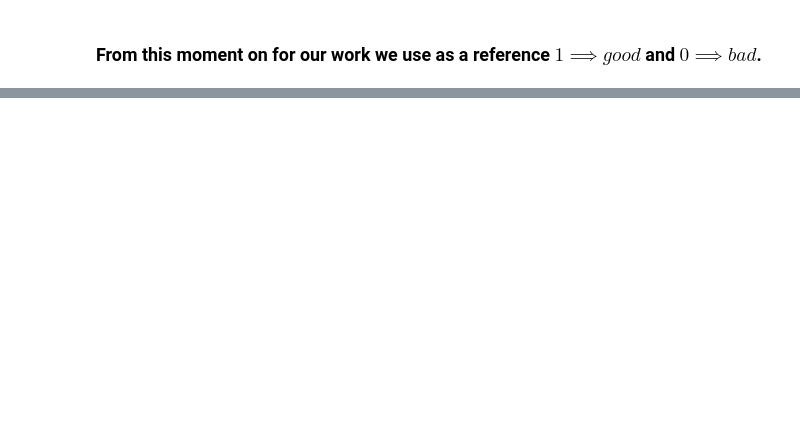
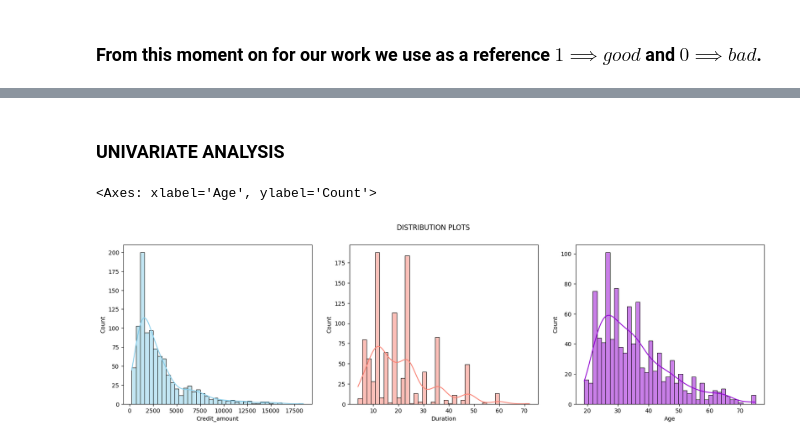
Before and after one commit to MR-NBD/ML4N--Adversarial-Attacks-Polito-2023-24, a Jupyter notebook: Adversarial Attack.ipynb, the cells around one changed output, grey strips where cells are left out. Cells and saved outputs as stored; diff of their text form; code cells hidden in the pictures; blank space fills up the shorter version.

```diff
--- a/Adversarial Attack.ipynb
+++ b/Adversarial Attack.ipynb
@@ -251,0 +303,32 @@ df_normalized = pd.DataFrame(array_df_encoded2, columns=df_encoded.columns)
+# %%
+df_credit['good_bad'] = df_credit['good_bad'].replace([1],'Good')
+df_credit['good_bad'] = df_credit['good_bad'].replace([2],'Bad')
+#Counts the number of Good and Bad
+trace0 = go.Bar(
+            x = df_credit[df_credit["good_bad"]== 'Good']["good_bad"].value_counts().index.values,
+            y = df_credit[df_credit["good_bad"]== 'Good']["good_bad"].value_counts().values,
+            name='Good credit'
+    )
+
+trace1 = go.Bar(
+            x = df_credit[df_credit["good_bad"]== 'Bad']["good_bad"].value_counts().index.values,
+            y = df_credit[df_credit["good_bad"]== 'Bad']["good_bad"].value_counts().values,
+            name='Bad credit'
+    )
+
+data = [trace0, trace1]
+
+
+layout = go.Layout(
+    yaxis=dict(
+        title='Count'
+    ),
+    xaxis=dict(
+        title='Risk Variable'
+    ),
+    title='Target variable distribution'
+)
+
+fig = go.Figure(data=data, layout=layout)
+
+py.iplot(fig, filename='grouped-bar')
@@ -251,0 +433,11 @@ df_normalized = pd.DataFrame(array_df_encoded2, columns=df_encoded.columns)
+# %% [markdown]
+### UNIVARIATE ANALYSIS
+# %%
+fig, ax = plt.subplots(1,3,figsize=(20,5))
+plt.suptitle('DISTRIBUTION PLOTS')
+sns.histplot(df_credit['Credit_amount'], bins=40, ax=ax[0], kde=True, color='skyblue')
+sns.histplot(df_credit['Duration'], bins=40, ax=ax[1], kde=True, color='salmon')
+sns.histplot(df_credit['Age'], bins=40, ax=ax[2], kde=True, color='darkviolet')
+# %% [output]
+<Axes: xlabel='Age', ylabel='Count'>
+[figure, added]
```
Also changed, not shown: parts of 58 cells of this notebook.
